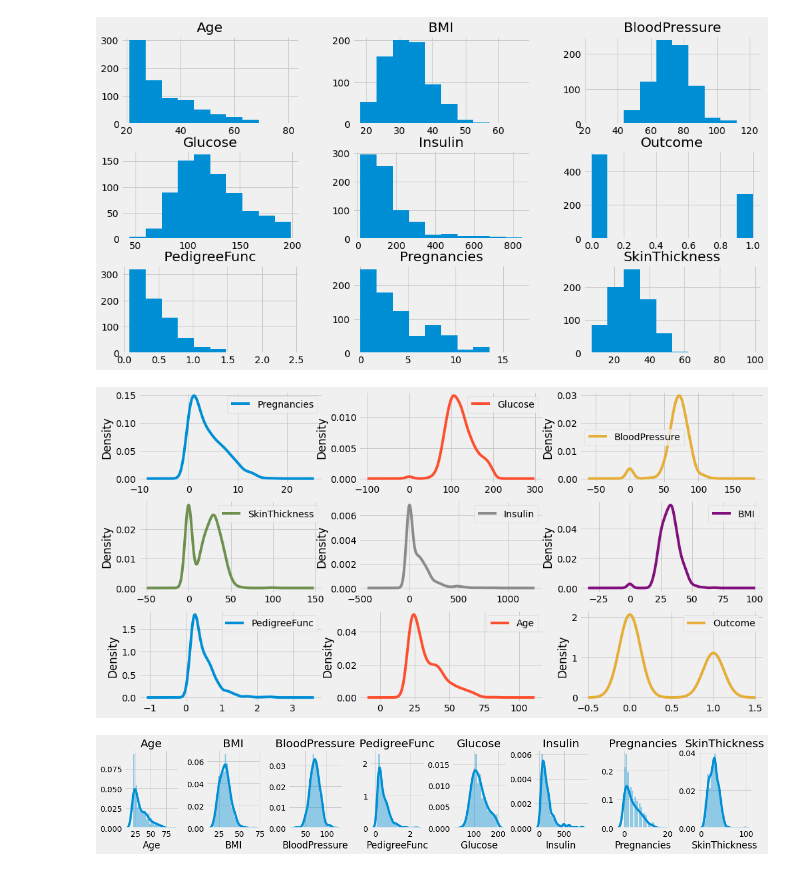
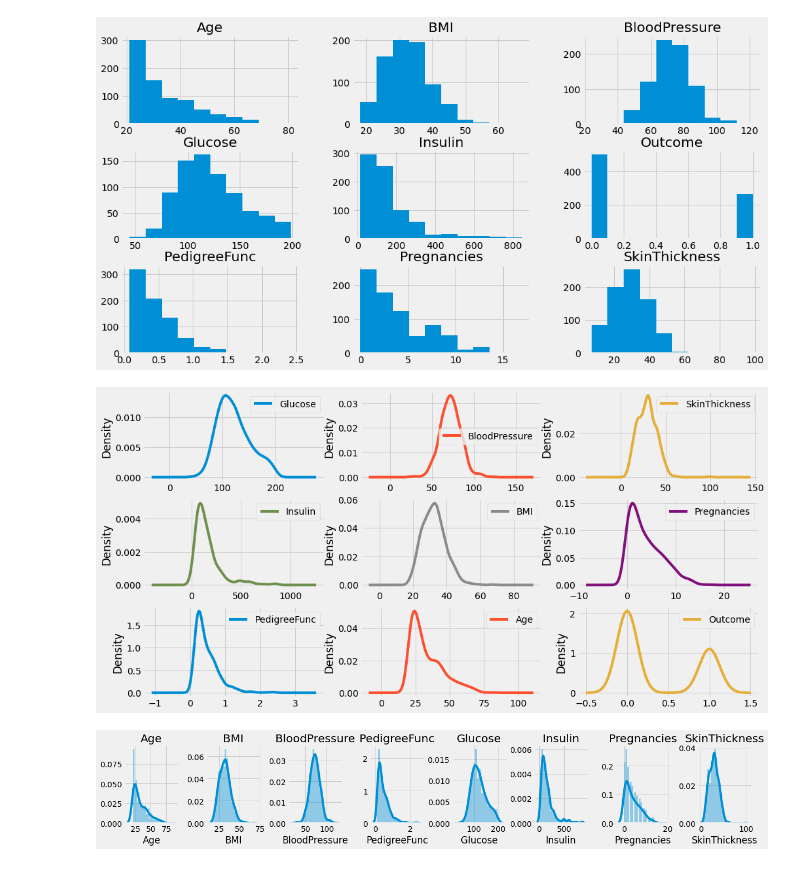
Before and after one commit to allanbraquiel/Dados-Sobre-Diabetes, a Jupyter notebook: Dados_Sobre_Diabetes.ipynb, the cells around one changed output. Cells and saved outputs as stored; diff of their text form; code cells hidden in the pictures.

```diff
--- a/Dados_Sobre_Diabetes.ipynb
+++ b/Dados_Sobre_Diabetes.ipynb
@@ -267,10 +263,10 @@ array([[<matplotlib.axes._subplots.AxesSubplot object at 0x...>,
 <Figure size 1296x432 with 0 Axes>
 [figure]
 # %%
-df.plot(kind = 'density', subplots = True, layout = (3,3), sharex = False)
+df3.plot(kind = 'density', subplots = True, layout = (3,3), sharex = False)
 plt.show()
 # %% [output]
-[figure, old version]
+[figure, new version]
 # %%
 plt.figure(1, figsize=(18, 6))
 n = 0
```
Also changed, not shown: parts of 21 cells of this notebook.
